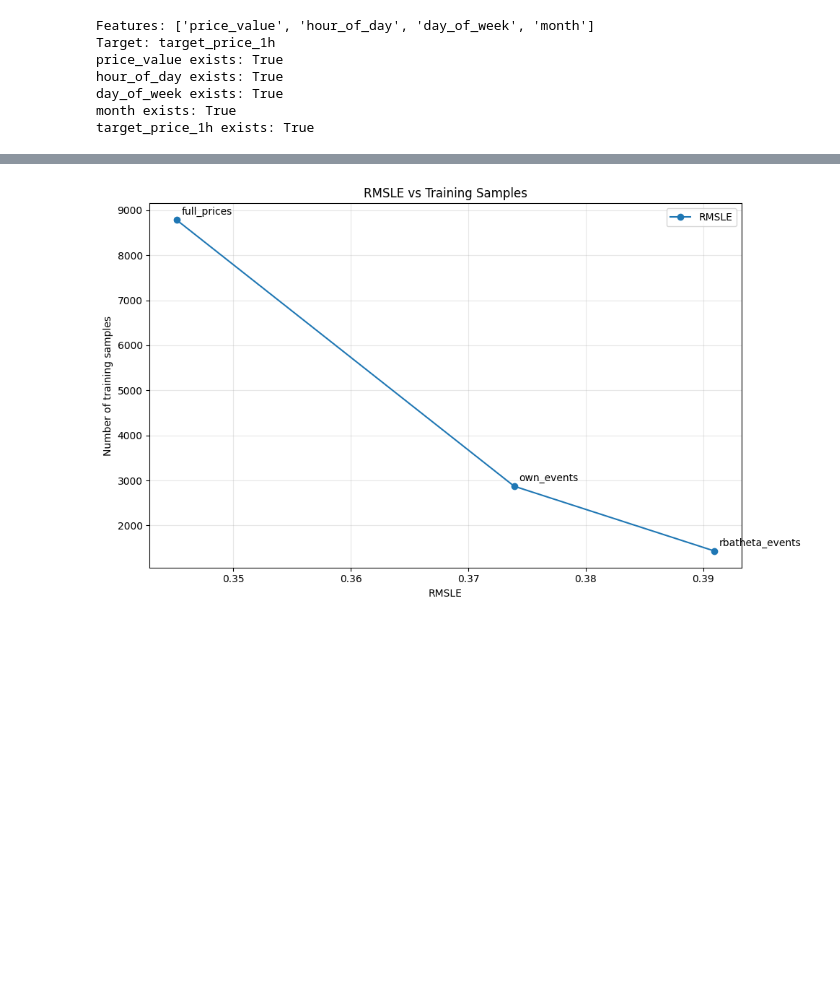
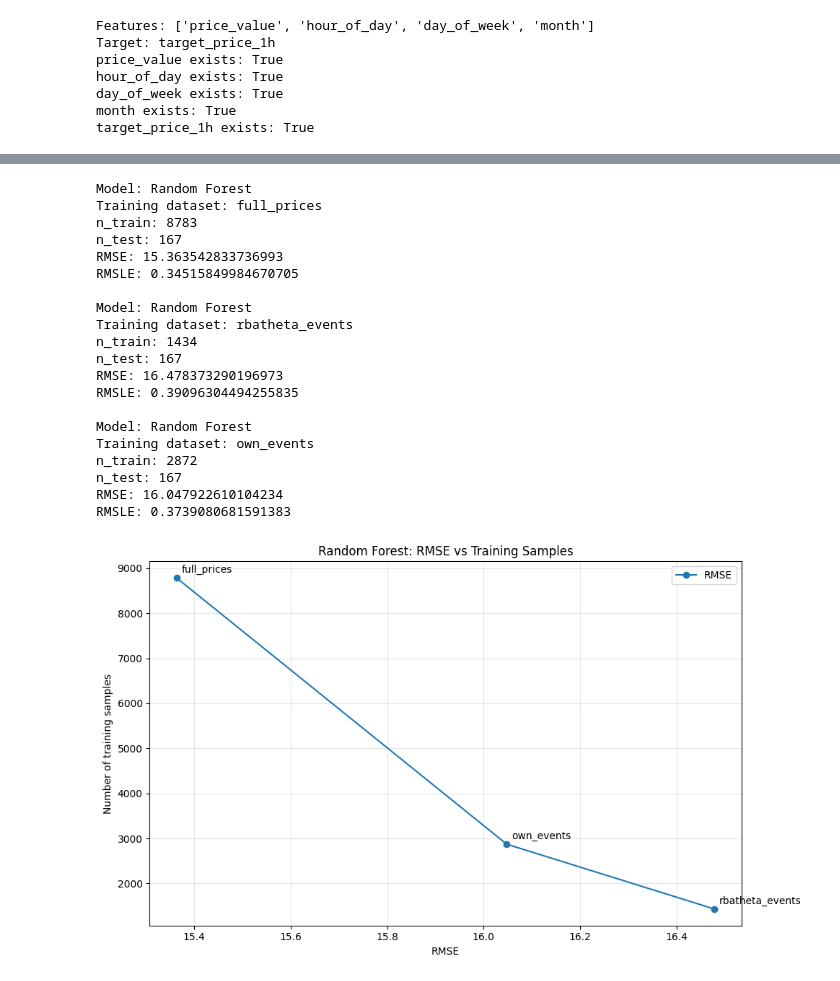
Before and after one commit to huugoox/tfg, a Jupyter notebook: notebooks/Analysis/02_ML.ipynb, the cells around one changed output, grey strips where cells are left out. Cells and saved outputs as stored; diff of their text form; code cells hidden in the pictures; blank space fills up the shorter version.

Commit message:
More ML Models Evaluated

```diff
--- a/notebooks/Analysis/02_ML.ipynb
+++ b/notebooks/Analysis/02_ML.ipynb
@@ -596,32 +537,0 @@ plt.show()
-# %%
-# ============================================================
-# 18. PLOT RMSLE VS TRAINING SAMPLES
-# ============================================================
-
-plt.figure(figsize=(10, 6))
-
-plt.plot(
-    plot_df["RMSLE"],
-    plot_df["Training samples"],
-    marker="o",
-    label="RMSLE"
-)
-
-for _, row in plot_df.iterrows():
-    plt.annotate(
-        row["Training dataset"],
-        (row["RMSLE"], row["Training samples"]),
-        textcoords="offset points",
-        xytext=(5, 5),
-        ha="left"
-    )
-
-plt.title("RMSLE vs Training Samples")
-plt.xlabel("RMSLE")
-plt.ylabel("Number of training samples")
-plt.grid(True, alpha=0.3)
-plt.legend()
-plt.tight_layout()
-plt.show()
-# %% [output]
-[figure, removed]
@@ -627,0 +582,42 @@ plt.show()
+# %%
+# ============================================================
+# 17. RANDOM FOREST
+# ============================================================
+
+rf_results, rf_predictions = train_model_with_training_sets(
+    model_name="Random Forest",
+    model_factory=lambda: RandomForestRegressor(
+        n_estimators=200,
+        random_state=42,
+        n_jobs=-1
+    )
+)
+
+rf_results_table = build_results_table(rf_results)
+
+rf_results_table
+
+plot_error_vs_training_samples(rf_results, metric="RMSE")
+plot_error_vs_training_samples(rf_results, metric="RMSLE")
+# %% [output]
+Model: Random Forest
+Training dataset: full_prices
+n_train: 8783
+n_test: 167
+RMSE: 15.363542833736993
+RMSLE: 0.34515849984670705
+
+Model: Random Forest
+Training dataset: rbatheta_events
+n_train: 1434
+n_test: 167
+RMSE: 16.478373290196973
+RMSLE: 0.39096304494255835
+
+Model: Random Forest
+Training dataset: own_events
+n_train: 2872
+n_test: 167
+RMSE: 16.047922610104234
+RMSLE: 0.3739080681591383
+[figure, added]
```
Also changed, not shown: parts of 10 cells of this notebook.
